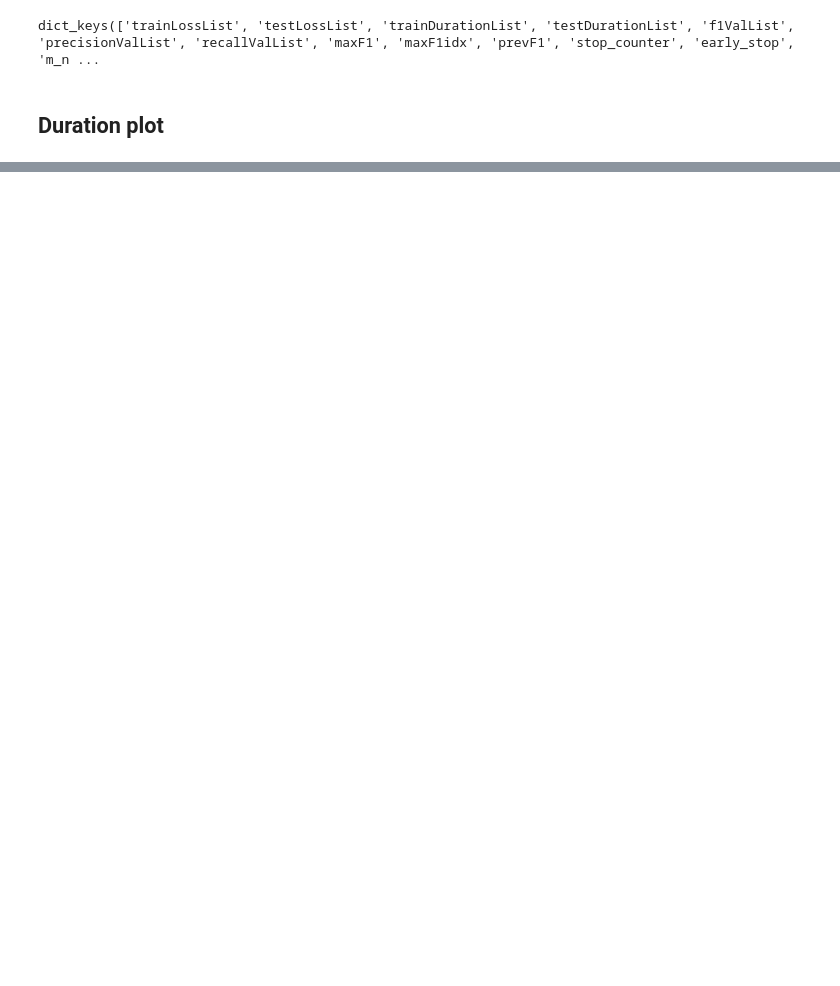
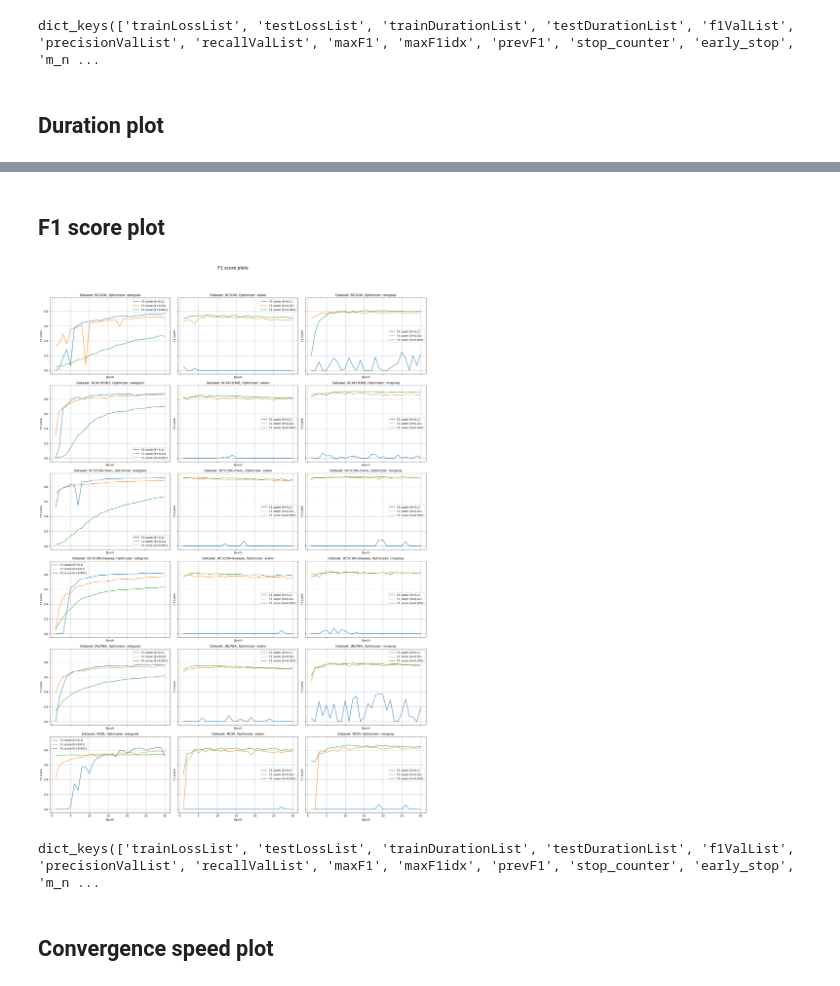
Before and after one commit to FilipKolodziejczyk/optimization-in-data-analysis, a Jupyter notebook: results_analysis.ipynb, the cells around one changed output, grey strips where cells are left out. Drawn from its saved outputs; the diff is of its cells as text; code cells hidden in the pictures; blank space fills up the shorter version.

```diff
--- a/results_analysis.ipynb
+++ b/results_analysis.ipynb
@@ -98,14 +134,14 @@ def make_loss_plot(metrics_dict, title, ax=None):
     if ax is None:
         plt.title(title)
         plt.xlabel('Epoch')
-        plt.ylabel('Loss')
+        plt.ylabel('Duration')
         plt.legend()
         plt.grid(True)
         plt.show()
     else:
         ax.set_title(title)
         ax.set_xlabel('Epoch')
-        ax.set_ylabel('Loss')
+        ax.set_ylabel('Duration')
         ax.legend()
         ax.grid(True)
 # %%
@@ -124,0 +161,51 @@ plt.savefig('duration_plots.pdf')
+# %% [markdown]
+## F1 score plot
+# %%
+def make_loss_plot(metrics_dict, title, ax=None):
+    if ax is None:
+        plt.figure(figsize=(10, 6))
+
+    for learning_rate, metrics in metrics_dict.items():
+        f1ValList = metrics['f1ValList']
+
+        epochs = list(range(1, len(f1ValList) + 1))
+
+        label = f'F1 score (lr={learning_rate})'
+        if ax is None:
+            plt.plot(epochs, f1ValList, label=label)
+        else:
+            ax.plot(epochs, f1ValList, label=label)
+
+    if ax is None:
+        plt.title(title)
+        plt.xlabel('Epoch')
+        plt.ylabel('F1 score')
+        plt.legend()
+        plt.grid(True)
+        plt.show()
+    else:
+        ax.set_title(title)
+        ax.set_xlabel('Epoch')
+        ax.set_ylabel('F1 score')
+        ax.legend()
+        ax.grid(True)
+# %%
+fig, axs = plt.subplots(figsize=(20, 5 * len(datasets)), nrows=len(datasets), ncols=len(optimizers), sharey=True, sharex=True)
+plt.suptitle('F1 score plots', fontsize=16)
+
+for j, dataset in enumerate(datasets):
+    for i, optimizer in enumerate(optimizers):
+        if dataset in data and optimizer in data[dataset]:
+            make_loss_plot(data[dataset][optimizer], f'Dataset: {dataset}, Optimizer: {optimizer}', ax=axs[j, i])
+
+# Save all plots to pdf
+plt.tight_layout(rect=[0, 0.03, 1, 0.95])  # Adjust layout to make room for suptitle
+plt.savefig('f1_score_plots.pdf')
+# %% [output]
+[figure, added]
+# %%
+data['BC2GM']['rmsprop']['0.001'].keys()
+# %% [output]
+dict_keys(['trainLossList', 'testLossList', 'trainDurationList', 'testDurationList', 'f1ValList', 'precisionValList', 'recallValList', 'maxF1', 'maxF1idx', 'prevF1', 'stop_counter', 'early_stop', 'm_n ...
+# %% [markdown]
+## Convergence speed plot
```
Also changed, not shown: parts of 6 cells of this notebook, 4 other files.
